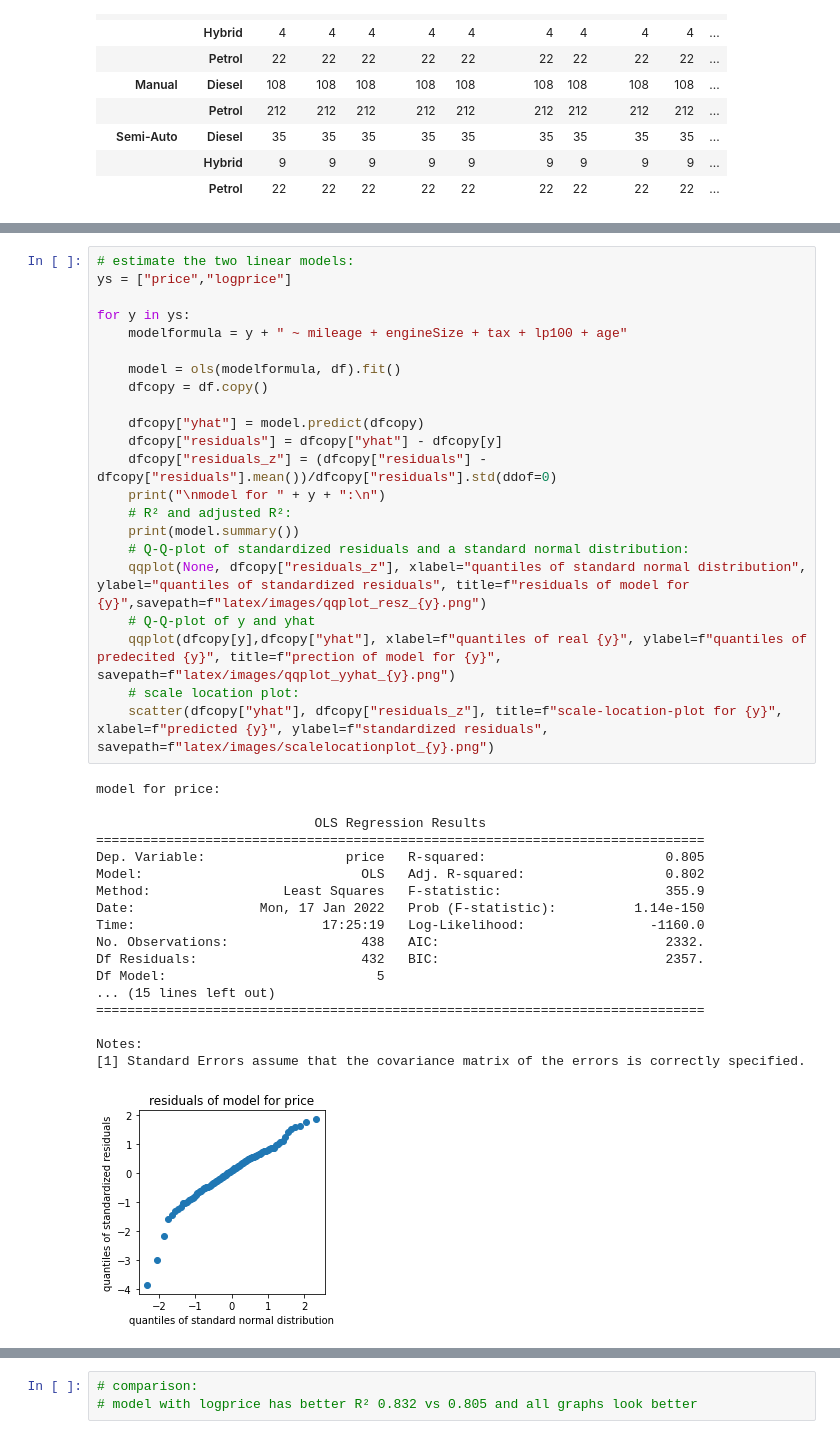
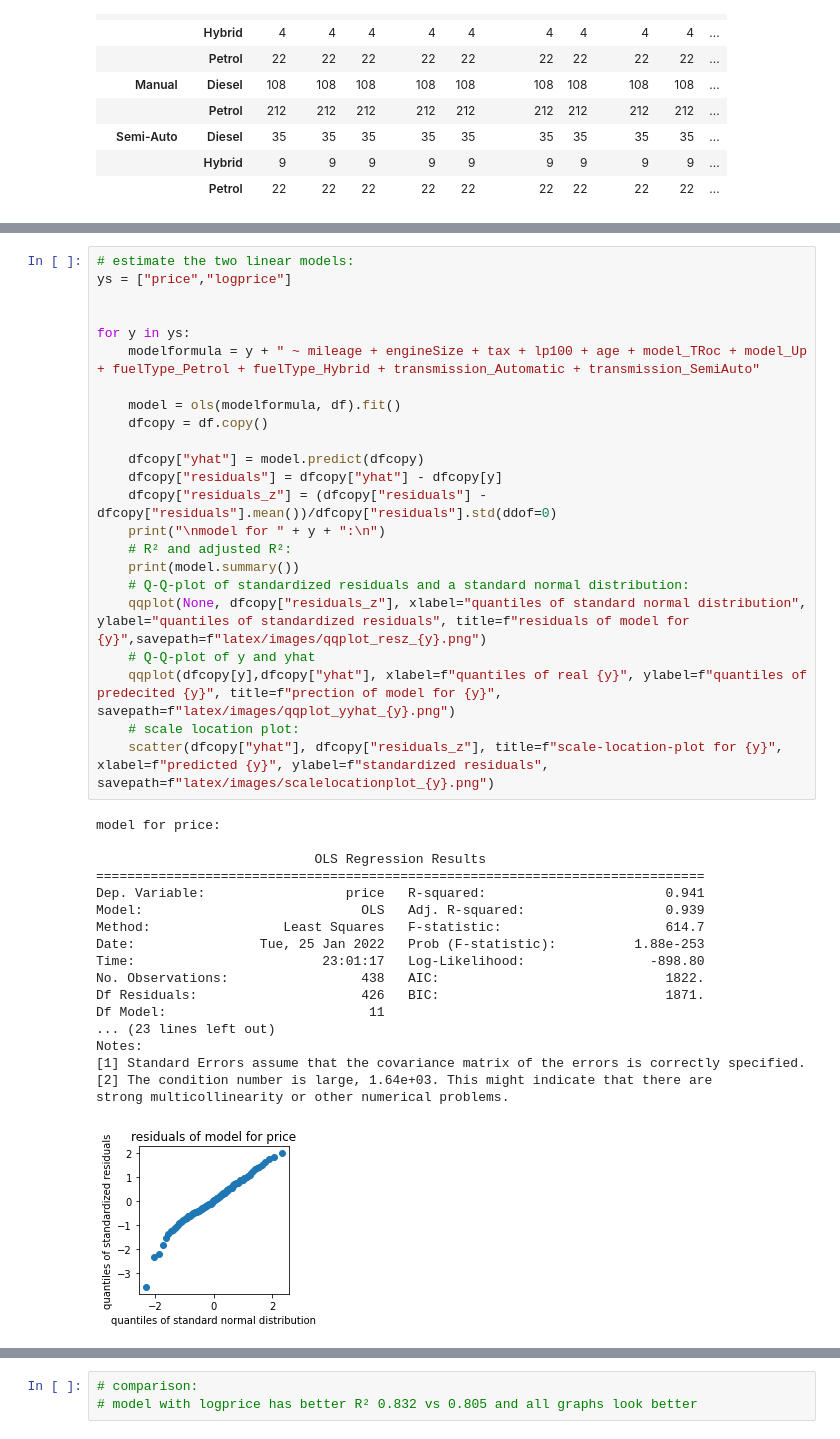
Before and after one commit to tadeohepperle/introductory-case-studies-project3, a Jupyter notebook: main.ipynb, the cells around one changed output, grey strips where cells are left out. Drawn from its saved outputs; the diff is of its cells as text.

```diff
--- a/main.ipynb
+++ b/main.ipynb
@@ -150,41 +152,42 @@ def scatter(arrx, arry,  title = "title", xlabel = "xlabel",ylabel = "ylabel", s
 # %%
 # estimate the two linear models:
 ys = ["price","logprice"]
 
+
 for y in ys:
-    modelformula = y + " ~ mileage + engineSize + tax + lp100 + age"
+    modelformula = y + " ~ mileage + engineSize + tax + lp100 + age + model_TRoc + model_Up + fuelType_Petrol + fuelType_Hybrid + transmission_Automatic + transmission_SemiAuto"
 
     model = ols(modelformula, df).fit()
     dfcopy = df.copy()
 
     dfcopy["yhat"] = model.predict(dfcopy)
     dfcopy["residuals"] = dfcopy["yhat"] - dfcopy[y]
     dfcopy["residuals_z"] = (dfcopy["residuals"] - dfcopy["residuals"].mean())/dfcopy["residuals"].std(ddof=0)
     print("\nmodel for " + y + ":\n")
     # R² and adjusted R²:
     print(model.summary())
     # Q-Q-plot of standardized residuals and a standard normal distribution:
     qqplot(None, dfcopy["residuals_z"], xlabel="quantiles of standard normal distribution", ylabel="quantiles of standardized residuals", title=f"residuals of model for {y}",savepath=f"latex/images/qqplot_resz_{y}.png")
     # Q-Q-plot of y and yhat
     qqplot(dfcopy[y],dfcopy["yhat"], xlabel=f"quantiles of real {y}", ylabel=f"quantiles of predecited {y}", title=f"prection of model for {y}", savepath=f"latex/images/qqplot_yyhat_{y}.png")
     # scale location plot:
     scatter(dfcopy["yhat"], dfcopy["residuals_z"], title=f"scale-location-plot for {y}", xlabel=f"predicted {y}", ylabel=f"standardized residuals", savepath=f"latex/images/scalelocationplot_{y}.png")
 # %% [output]
 model for price:
 
                             OLS Regression Results
 ==============================================================================
-Dep. Variable:                  price   R-squared:                       0.805
-Model:                            OLS   Adj. R-squared:                  0.802
-Method:                 Least Squares   F-statistic:                     355.9
-Date:                Mon, 17 Jan 2022   Prob (F-statistic):          1.14e-150
-Time:                        17:25:19   Log-Likelihood:                -1160.0
-No. Observations:                 438   AIC:                             2332.
-Df Residuals:                     432   BIC:                             2357.
-Df Model:                           5
-... (15 lines left out)
-==============================================================================
-
+Dep. Variable:                  price   R-squared:                       0.941
+Model:                            OLS   Adj. R-squared:                  0.939
+Method:                 Least Squares   F-statistic:                     614.7
+Date:                Tue, 25 Jan 2022   Prob (F-statistic):          1.88e-253
+Time:                        23:01:17   Log-Likelihood:                -898.80
+No. Observations:                 438   AIC:                             1822.
+Df Residuals:                     426   BIC:                             1871.
+Df Model:                          11
+... (23 lines left out)
 Notes:
 [1] Standard Errors assume that the covariance matrix of the errors is correctly specified.
+[2] The condition number is large, 1.64e+03. This might indicate that there are
+strong multicollinearity or other numerical problems.
-[figure, old version]
+[figure, new version]
```
Also changed, not shown: parts of 7 cells of this notebook, 13 other files.
